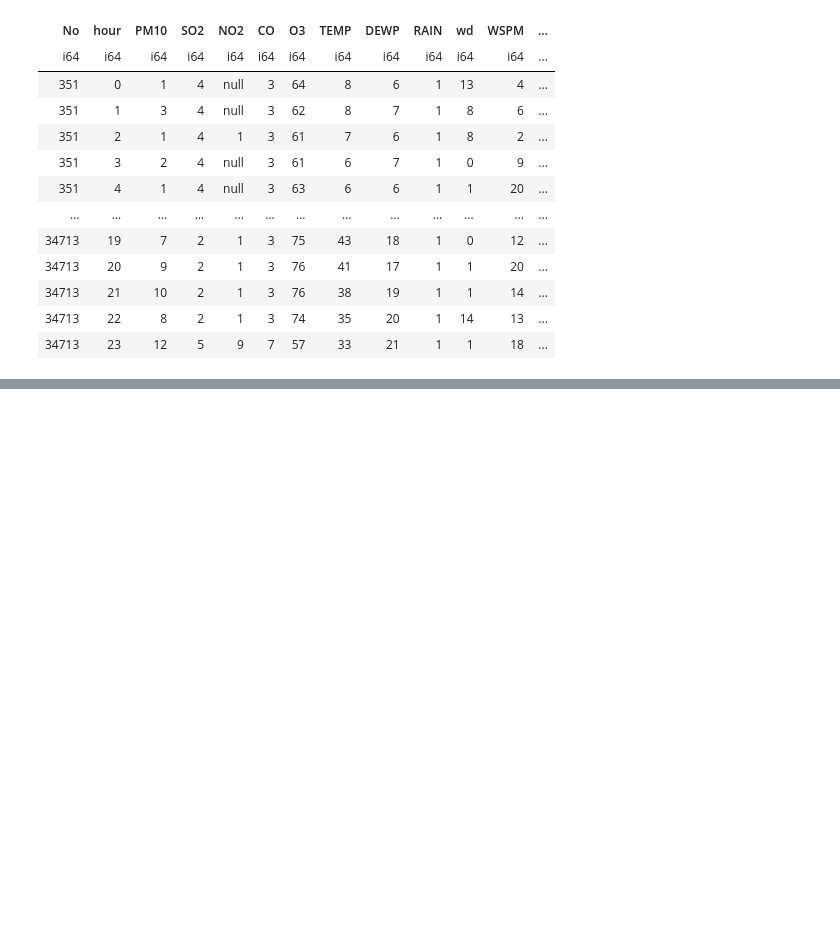
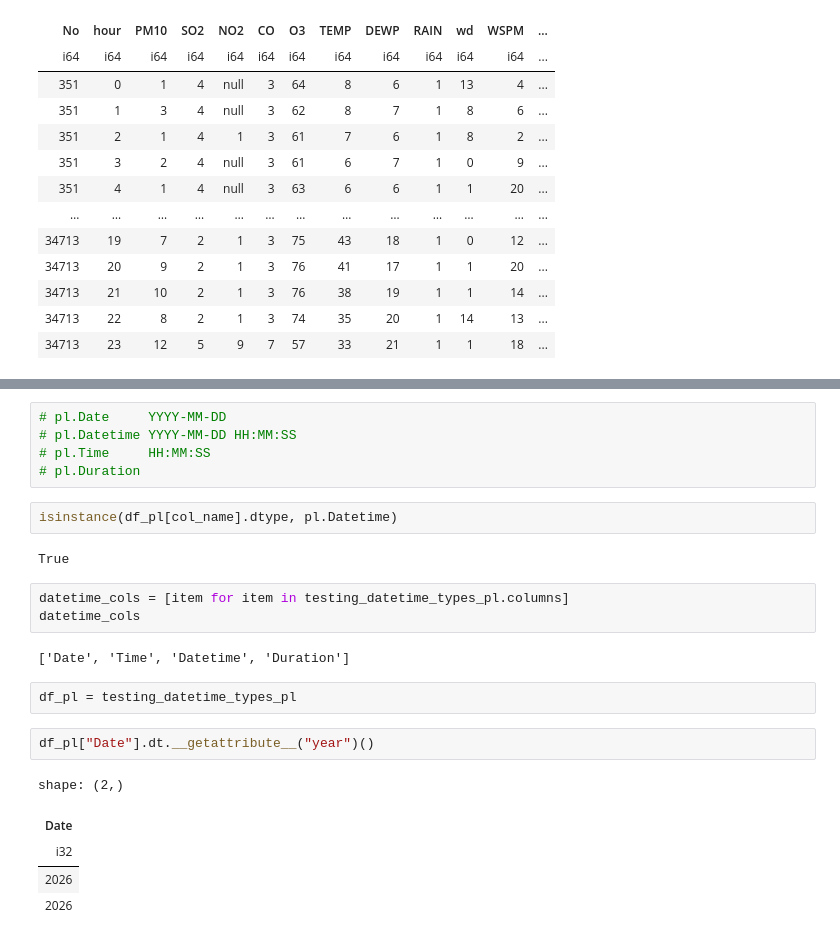
Before and after one commit to rzambrano1/tabular_nn, a Jupyter notebook: notebooks/tabular_argn.ipynb, the cells around one changed output, grey strips where cells are left out. Cells and saved outputs as stored; diff of their text form; blank space fills up the shorter version.

```diff
--- a/notebooks/tabular_argn.ipynb
+++ b/notebooks/tabular_argn.ipynb
@@ -1444,0 +1486,24 @@ shape: (35_064, 36)
+# %%
+# pl.Date     YYYY-MM-DD
+# pl.Datetime YYYY-MM-DD HH:MM:SS
+# pl.Time     HH:MM:SS
+# pl.Duration
+# %%
+isinstance(df_pl[col_name].dtype, pl.Datetime)
+# %% [output]
+True
+# %%
+datetime_cols = [item for item in testing_datetime_types_pl.columns]
+datetime_cols
+# %% [output]
+['Date', 'Time', 'Datetime', 'Duration']
+# %%
+df_pl = testing_datetime_types_pl
+# %%
+df_pl["Date"].dt.__getattribute__("year")()
+# %% [output]
+shape: (2,)
+| Date |
+| i32 |
+| 2026 |
+| 2026 |
```
Also changed, not shown: parts of 10 cells of this notebook, 2 other files.
